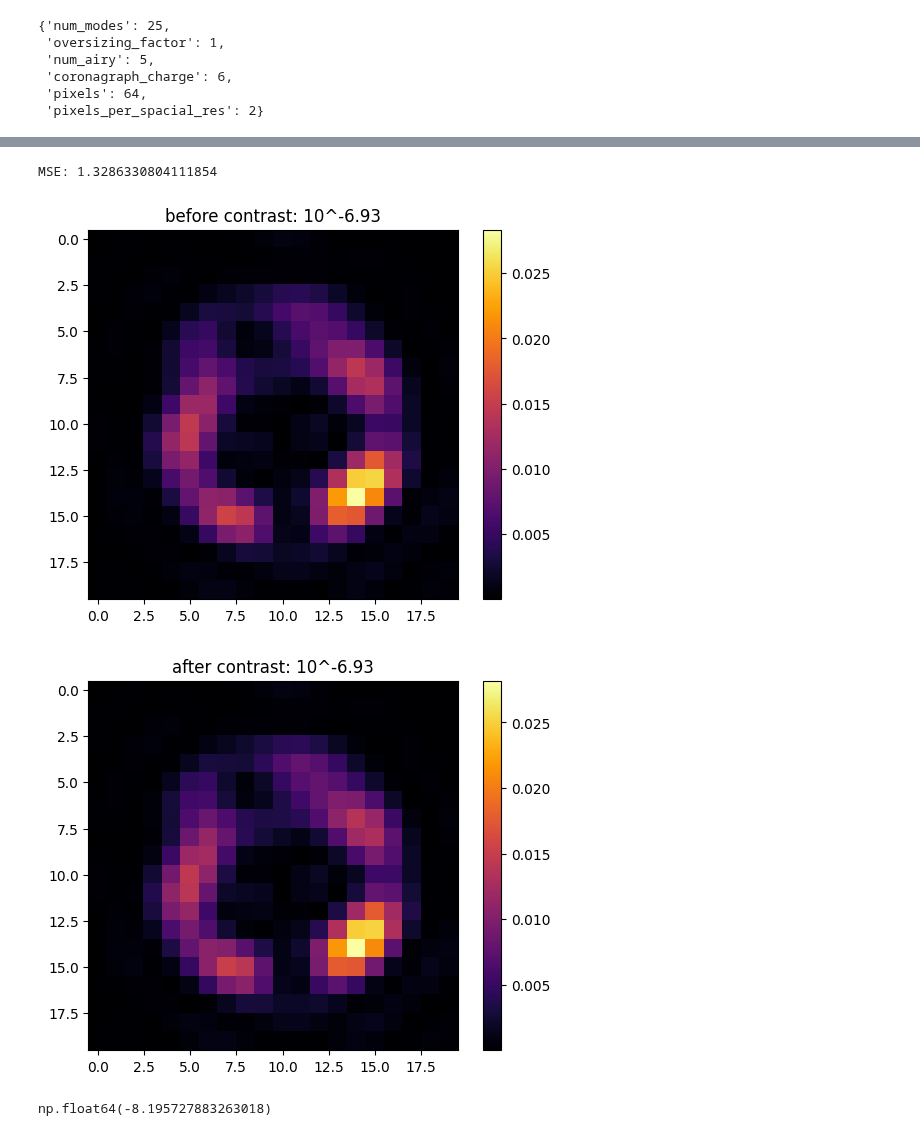
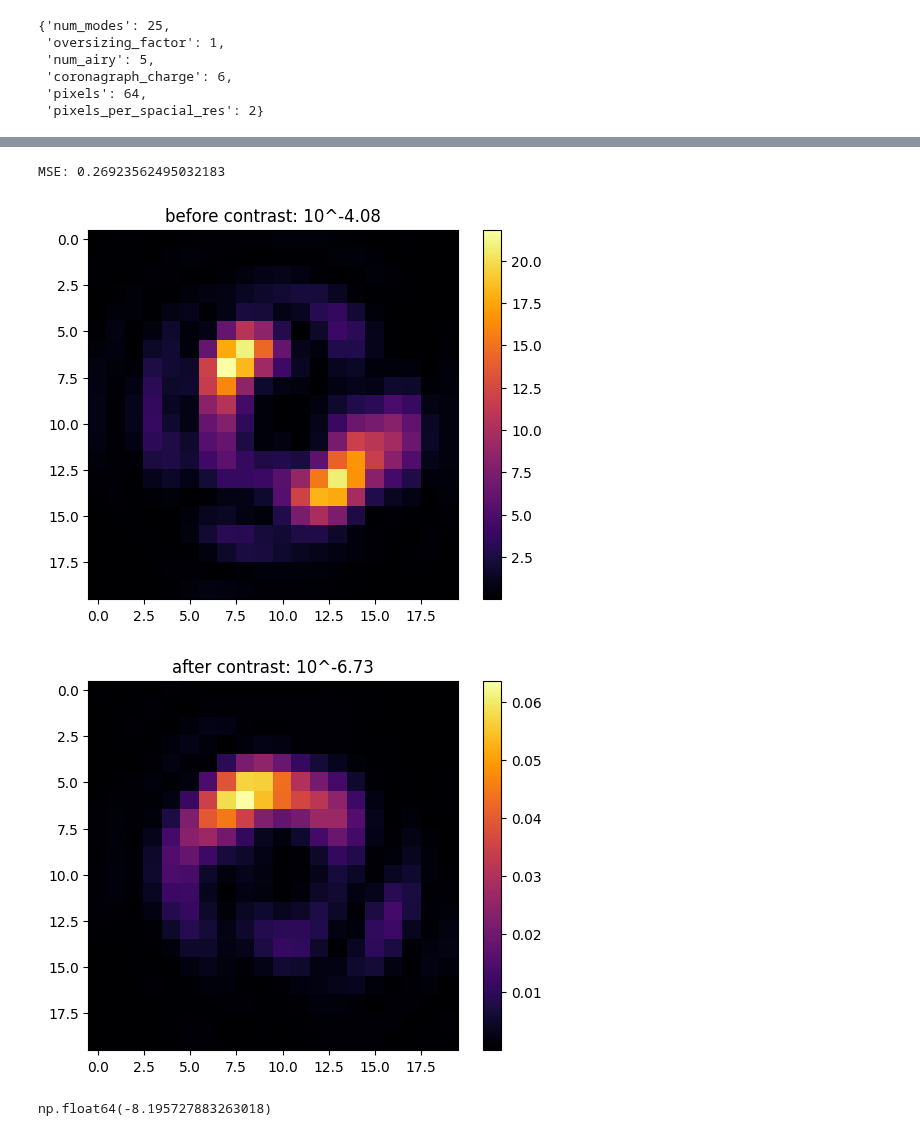
Before and after one commit to AlexeiKorolev/NASA-RL-Wavefront-Control, a Jupyter notebook: RL/visualize.ipynb, the cells around one changed output, grey strips where cells are left out. Cells and saved outputs as stored; diff of their text form; code cells hidden in the pictures.

```diff
--- a/RL/visualize.ipynb
+++ b/RL/visualize.ipynb
@@ -338,8 +338,8 @@ y_std = metrics_data['y_norm']['std']
 
 for _ in range(N):
         # env.deformable_mirror.flatten()
-        # env.noise_gen_mirror.flatten()
-        # env.set_random_dm(noise=dm_random_noise)
+        env.noise_gen_mirror.flatten()
+        env.set_random_dm(noise=dm_random_noise)
         env.set_nudge_vectors(vectors=[nudge_vec])
         original = env.deformable_mirror.actuators.copy()
 
@@ -361,38 +361,38 @@ for _ in range(N):
             # imgs = np.array([img1, img2, img3])
             imgs = torch.asarray(imgs).unsqueeze(0)
 
             imgs_norm, _ = x_norm_func(imgs, **params)
             imgs_norm = np.transpose(imgs_norm, (0, 2, 3, 1))
             # print(f"imgs_norm.shape = {imgs_norm.shape}")
             y_pred = model(imgs_norm)
 
-            print(f"MSE: {np.linalg.norm(y_pred - (original - y_mean) / y_std)}")
+            print(f"MSE: {np.linalg.norm(y_pred - (original - y_mean) / (y_std + 1e-12))}")
 
             y_pred *= y_std
             y_pred -= y_mean
 
             # print(y_pred)
             # print(original)
 
 
         env.deformable_mirror.flatten()
-        env.deformable_mirror.actuators = original - 0.05 * np.array(y_pred[0])
+        env.deformable_mirror.actuators = original - 1 * np.array(y_pred[0])
         new_contrast = env.get_contrast(delta_t=1e15)
 
 img4 = torch.asarray(env.get_camera_image(delta_t=delta_t, noise_enabled=False), dtype=torch.float)
 plt.imshow(imgs[0][0], cmap='inferno')
 plt.title(f"before contrast: 10^{np.log10(original_contrast):.02f}")
 plt.colorbar()
 plt.show()
 
 plt.imshow(img4, cmap='inferno')
 plt.title(f"after contrast: 10^{np.log10(new_contrast):.02f}")
 plt.colorbar()
 plt.show()
 # %% [output]
-MSE: 1.3286330804111854
+MSE: 0.26923562495032183
-[figure, old version]
+[figure, new version]
-[figure, old version]
+[figure, new version]
 # %%
 env.deformable_mirror.flatten()
 env.noise_gen_mirror.flatten()
```
Also changed, not shown: parts of 2 cells of this notebook, 5 other files.
